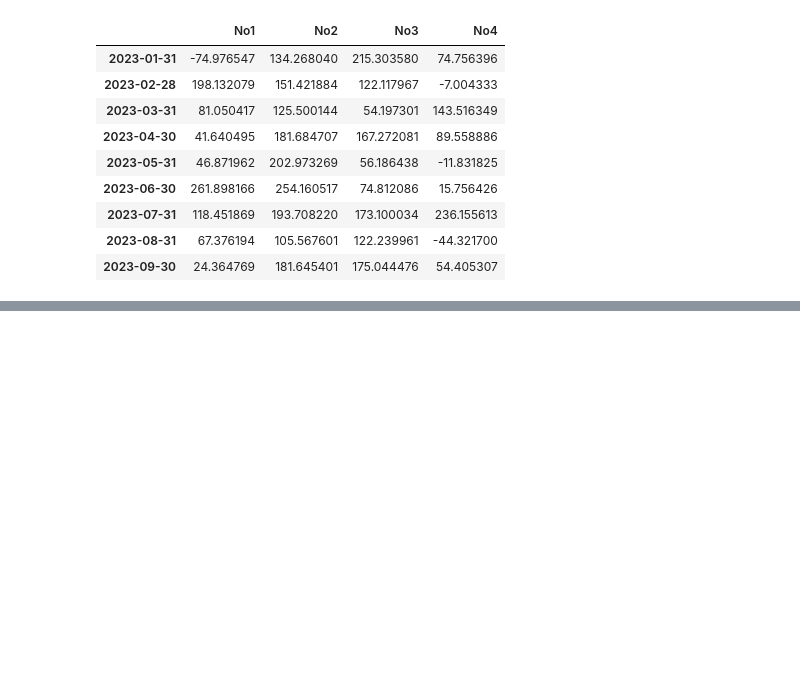
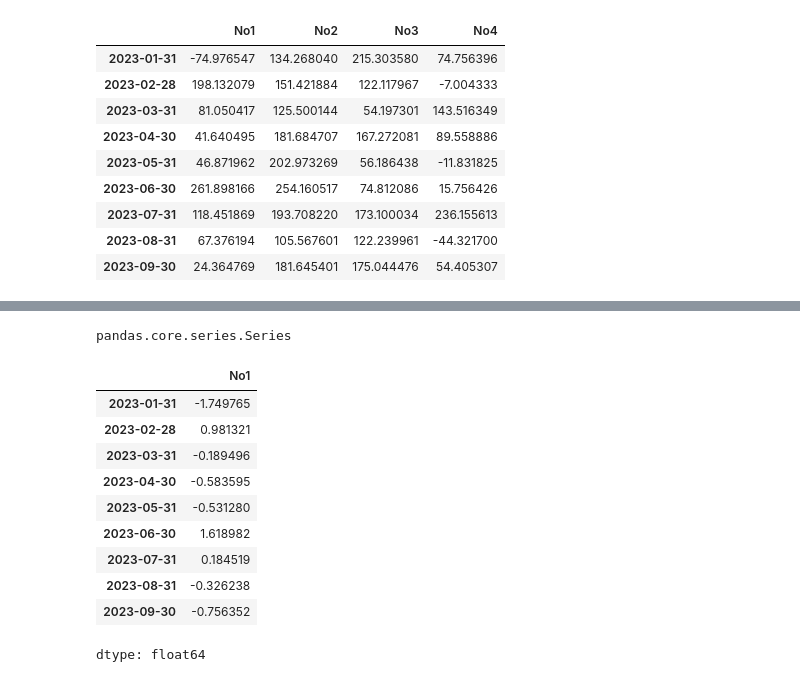
Before and after one commit to Saifullah785/python-for-finance-notes, a Jupyter notebook: Chapter_05_Data_Analysis_with_pandas/Chapter_05_Data_Analysis_with_pandas.ipynb, the cells around one changed output, grey strips where cells are left out. Drawn from its saved outputs; the diff is of its cells as text; code cells hidden in the pictures; blank space fills up the shorter version.

```diff
--- a/Chapter_05_Data_Analysis_with_pandas/Chapter_05_Data_Analysis_with_pandas.ipynb
+++ b/Chapter_05_Data_Analysis_with_pandas/Chapter_05_Data_Analysis_with_pandas.ipynb
@@ -443,0 +487,5 @@ dtype: float64
+# %%
+# Display the type of the Series
+type(S)
+# %% [output]
+pandas.core.series.Series
@@ -443,0 +495,15 @@ dtype: float64
+# %%
+# Display the extracted Series
+s
+# %% [output]
+|  | No1 |
+| 2023-01-31 | -1.749765 |
+| 2023-02-28 | 0.981321 |
+| 2023-03-31 | -0.189496 |
+| 2023-04-30 | -0.583595 |
+| 2023-05-31 | -0.531280 |
+| 2023-06-30 | 1.618982 |
+| 2023-07-31 | 0.184519 |
+| 2023-08-31 | -0.326238 |
+| 2023-09-30 | -0.756352 |
+dtype: float64
```
Also changed, not shown: parts of 12 cells of this notebook.
